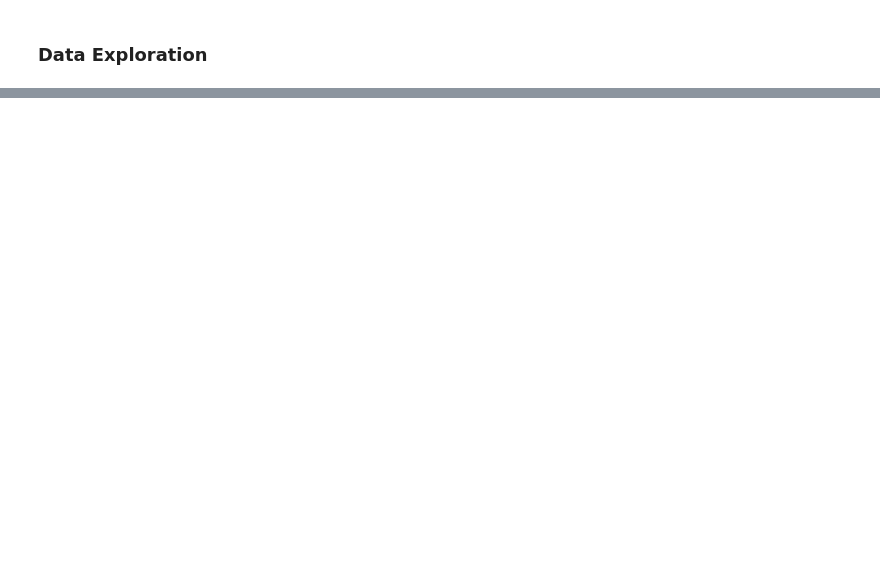
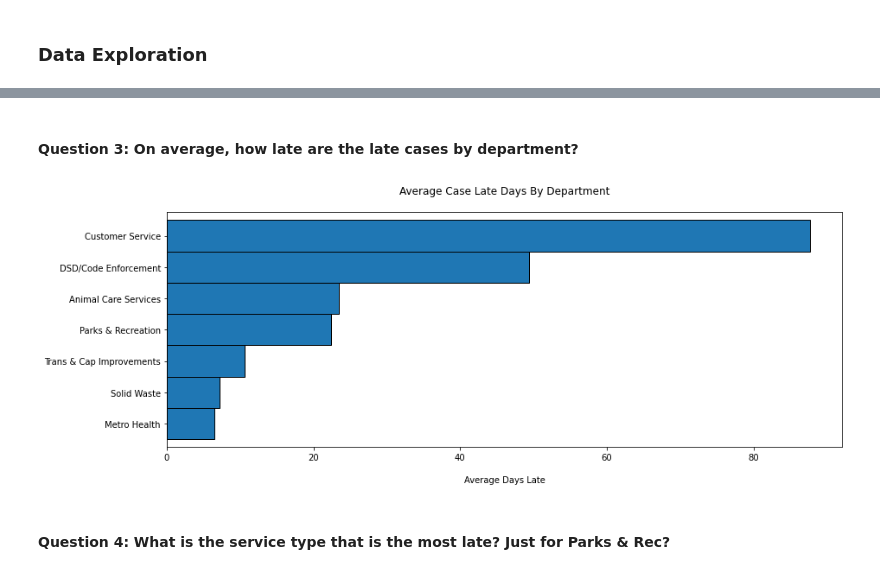
Before and after one commit to ForrestMccrosky/spark-exercises, a Jupyter notebook: spark_explore_exercise.ipynb, the cells around one changed output, grey strips where cells are left out. Drawn from its saved outputs; the diff is of its cells as text; code cells hidden in the pictures; blank space fills up the shorter version.

```diff
--- a/spark_explore_exercise.ipynb
+++ b/spark_explore_exercise.ipynb
@@ -197,0 +599,35 @@ case.show(1, False, True) ## <-- previewing our new dataframe
+# %% [markdown]
+#### Question 3: On average, how late are the late cases by department?
+# %%
+
+(
+    ## filtering for late cases
+    case.where(case.case_late == 'true')
+
+    ## grouping by department
+    .groupBy("department")
+
+    ## aggregating for the average of days late and creating a avg_days_late column
+    .agg(mean("num_days_late").alias("avg_days_late"))
+
+    ## passing to pandas
+    .toPandas()
+
+    ## setting index as department
+    .set_index("department")
+
+    ## sorting for cleaner viz
+    .avg_days_late.sort_values(ascending=True)
+
+    ## using pandas plot barh
+    .plot.barh(width=1, edgecolor="black", figsize=(14, 5))
+)
+
+plt.title("Average Case Late Days By Department\n")
+plt.ylabel("")
+plt.xlabel("\nAverage Days Late")
+None
+# %% [output]
+[figure, added]
+# %% [markdown]
+#### Question 4: What is the service type that is the most late? Just for Parks & Rec?
```
Also changed, not shown: parts of 55 cells of this notebook.
